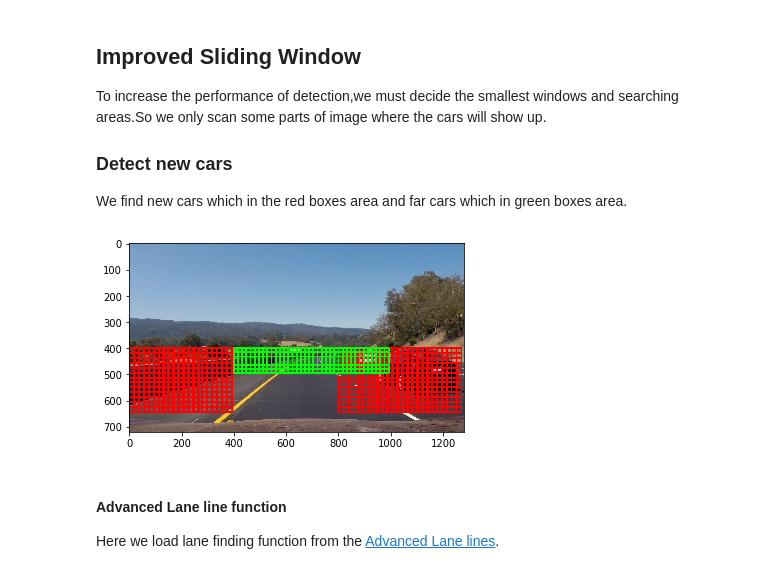
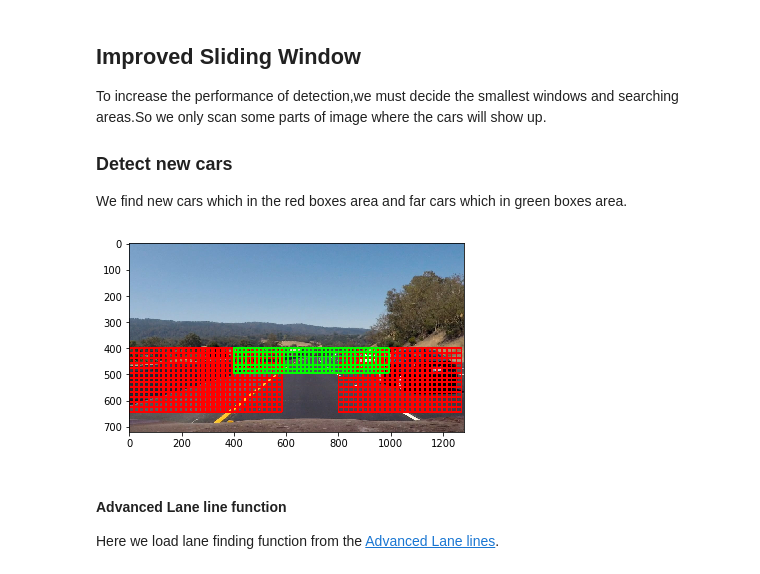
Before and after one commit to wuqianliang/ND013, a Jupyter notebook: Vehicle Detection and Tracking/Vehicle_Detection_and_Tracking.ipynb, the cells around one changed output. Drawn from its saved outputs; the diff is of its cells as text; code cells hidden in the pictures.

```diff
--- a/Vehicle Detection and Tracking/Vehicle_Detection_and_Tracking.ipynb
+++ b/Vehicle Detection and Tracking/Vehicle_Detection_and_Tracking.ipynb
@@ -528,16 +525,16 @@ We find new cars which in the red boxes area and far cars which in green boxes a
 # %%
 image = cv2.imread('test_images/test6.jpg')
 windows = slide_window(image, x_start_stop=[800, 1280], y_start_stop=[400, 650],
                     xy_window=(128, 128), xy_overlap=(0.85, 0.85))
-windows += slide_window(image, x_start_stop=[0, 400], y_start_stop=[400, 650],
+windows += slide_window(image, x_start_stop=[0, 600], y_start_stop=[400, 650],
                     xy_window=(128, 128), xy_overlap=(0.85, 0.85))
 window_img = draw_boxes(image, windows, color=(0, 0, 255), thick=6)
 windows = slide_window(image, x_start_stop=[400, 1000], y_start_stop=[400, 500],
                     xy_window=(64, 64), xy_overlap=(0.75, 0.75))
 window_img = draw_boxes(window_img, windows, color=(0, 255, 0), thick=6)
 show_img(window_img)
 # %% [output]
-[figure, old version]
+[figure, new version]
 # %% [markdown]
 #### Advanced Lane line function
 
```
Also changed, not shown: parts of 12 cells of this notebook.
